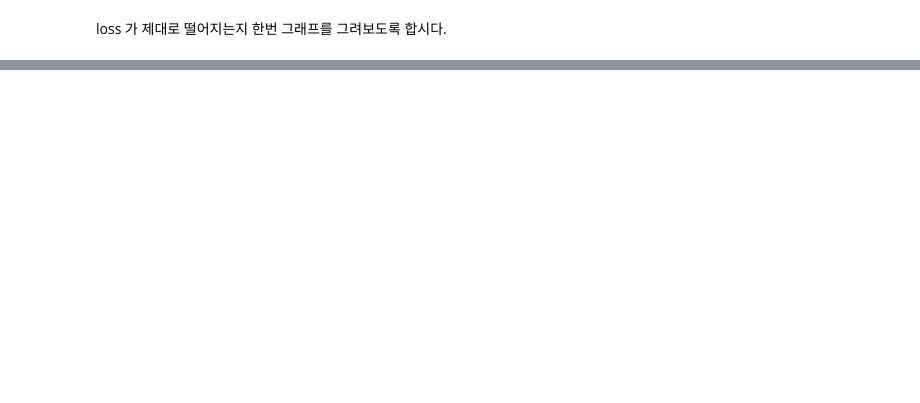
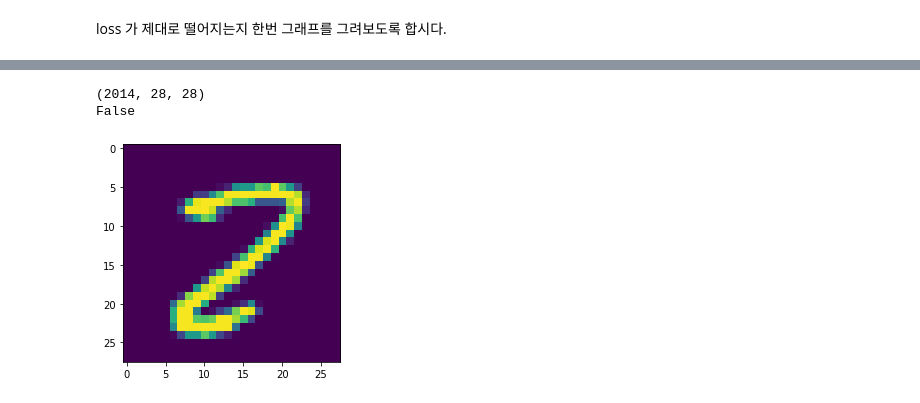
Before and after one commit to chesterroh/cosmax_ai_class, a Jupyter notebook: 03_numpy_logistic_regression.ipynb, the cells around one changed output, grey strips where cells are left out. Cells and saved outputs as stored; diff of their text form; code cells hidden in the pictures; blank space fills up the shorter version.

```diff
--- a/03_numpy_logistic_regression.ipynb
+++ b/03_numpy_logistic_regression.ipynb
@@ -201,0 +221,14 @@ print(w.shape, b.shape)
+# %%
+x_test *= 255.0
+
+images = (x_test.T).reshape(-1,28,28)
+print(images.shape)
+# 1000 번째 index 에 들어있는 데이터를 한번 출력해봅시다.
+img = images[100,:]
+print(y_test[0][100])
+plt.imshow(img)
+plt.show()
+# %% [output]
+(2014, 28, 28)
+False
+[figure, added]
```
Also changed, not shown: parts of 5 cells of this notebook.
